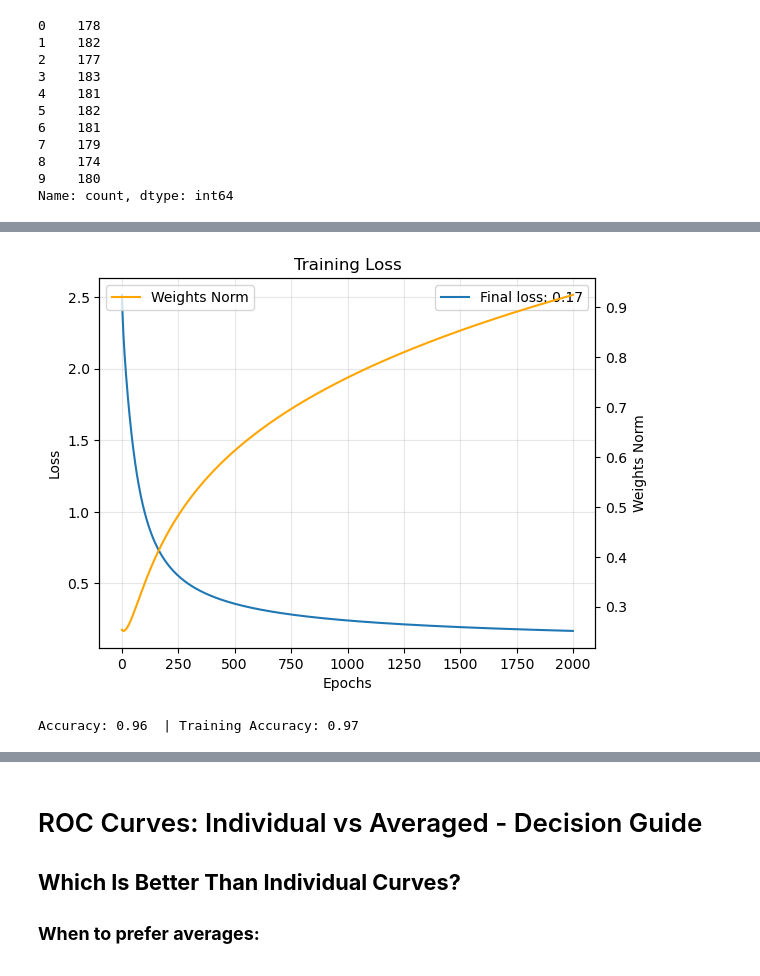
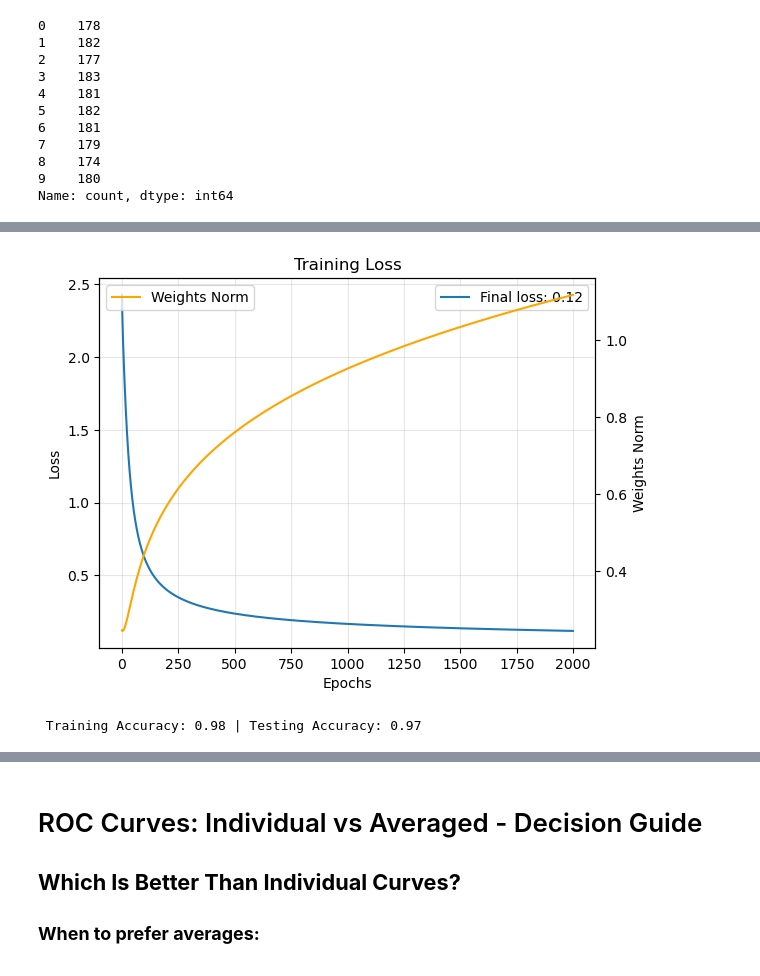
Before and after one commit to MustafaAdam/ml, a Jupyter notebook: custom models/logistic_regression/custom_logistic_regression_3.ipynb, the cells around one changed output, grey strips where cells are left out. Cells and saved outputs as stored; diff of their text form; code cells hidden in the pictures.

```diff
--- a/custom models/logistic_regression/custom_logistic_regression_3.ipynb
+++ b/custom models/logistic_regression/custom_logistic_regression_3.ipynb
@@ -391,7 +391,7 @@ print(pd.Series(target).value_counts().sort_index())
 Name: count, dtype: int64
 # %%
 pipe = Pipeline([
-    ('model', MultiClassLogisticRegression(learning_rate=0.0005, verbose=True, log_every=200, number_of_epochs=2000, regularize=True, regularization_strength=0.5)),
+    ('model', MultiClassLogisticRegression(learning_rate=0.001, verbose=False, log_every=200, number_of_epochs=2000, regularize=True, regularization_strength=0.5)),
 ])
 
 pipe.fit(X_train, y_train)
@@ -411,16 +400,16 @@ Epoch: 1999 | Loss: 0.17 | Weights Norm: 0.92
-[figure, old version]
+[figure, new version]
 # %%
 from sklearn.metrics import accuracy_score
 
 training_predictions = pipe.predict(X_train)
 predictions = pipe['model'].predict(X_test)
 
+training_accuracy = accuracy_score(y_train, training_predictions)  # to check if overfit
 accuracy = accuracy_score(y_test, predictions)
-training_accuracy = accuracy_score(y_train, training_predictions)
 
-print(f'Accuracy: {accuracy:.2f} \t| Training Accuracy: {training_accuracy:.2f}')
+print(f' Training Accuracy: {training_accuracy:.2f} | Testing Accuracy: {accuracy:.2f}')
 # %% [output]
-Accuracy: 0.96  | Training Accuracy: 0.97
+ Training Accuracy: 0.98 | Testing Accuracy: 0.97
 # %%
 from sklearn.metrics import confusion_matrix
 
```
Also changed, not shown: parts of 5 cells of this notebook, 7 other files.
